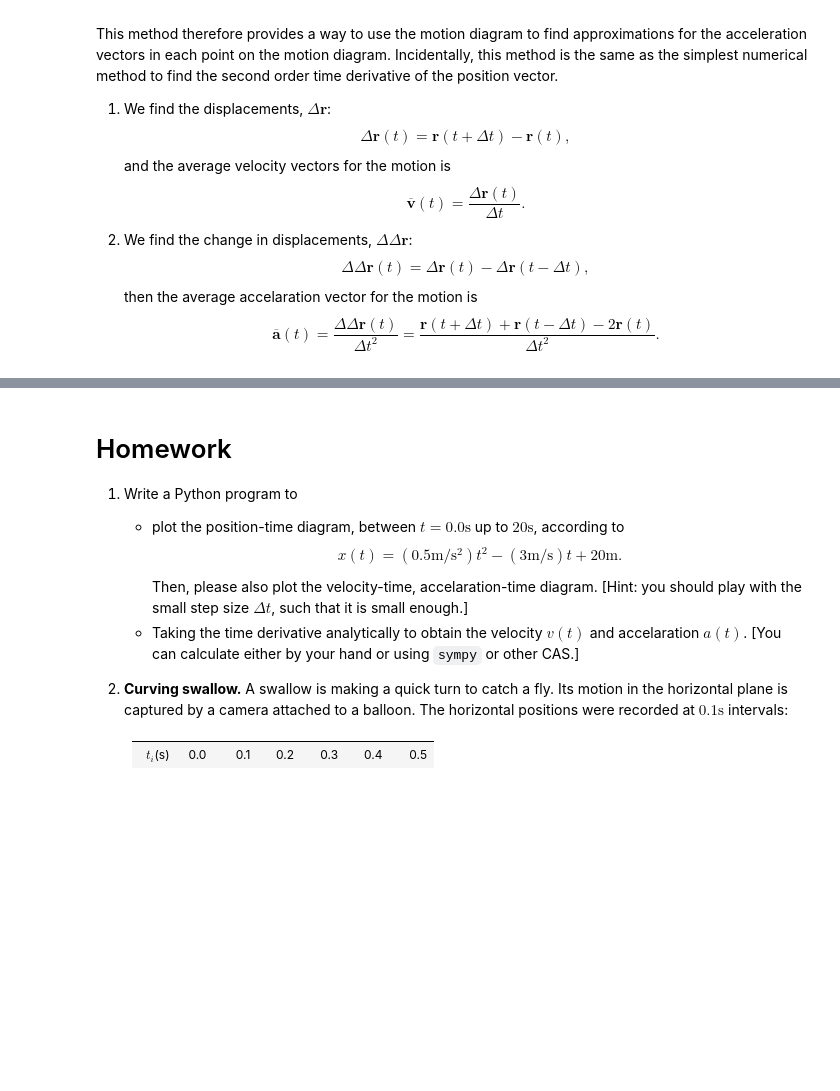
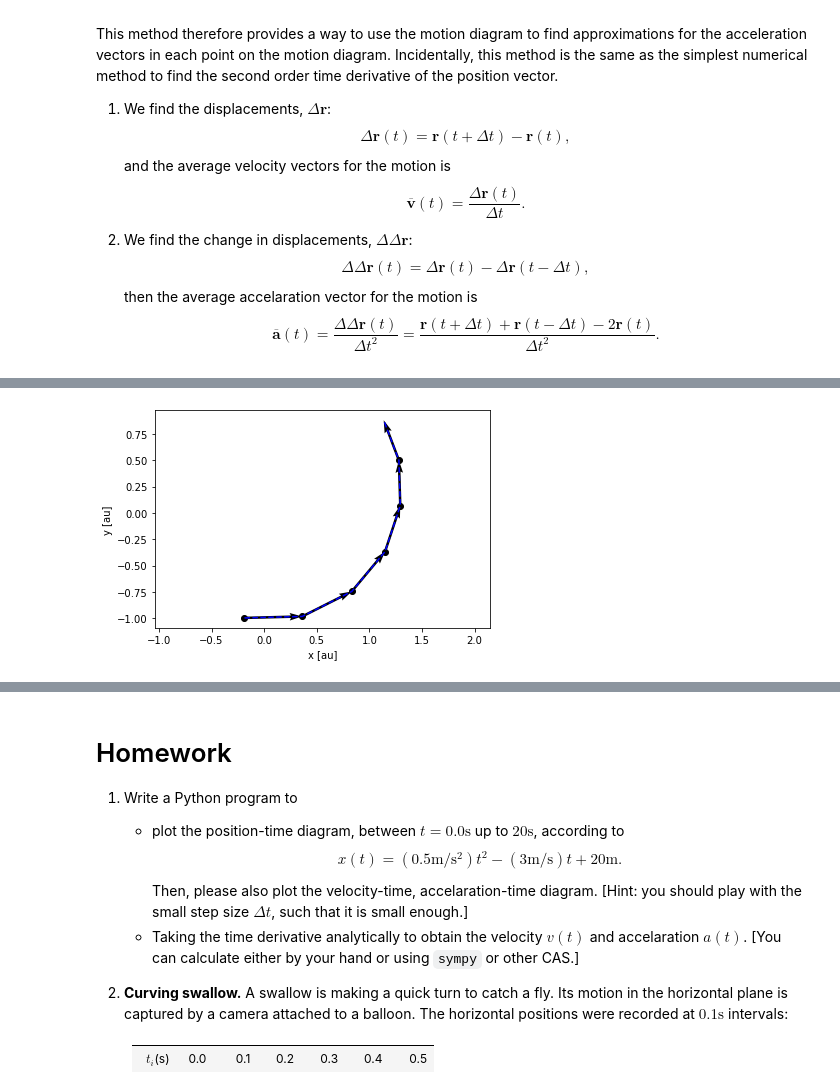
Before and after one commit to pengyangraul/1.constant_velocity, a Jupyter notebook: motion_2d_3d.ipynb, the cells around one changed output, grey strips where cells are left out. Drawn from its saved outputs; the diff is of its cells as text; code cells hidden in the pictures; blank space fills up the shorter version.

```diff
--- a/motion_2d_3d.ipynb
+++ b/motion_2d_3d.ipynb
@@ -574,0 +626,13 @@ The Mars Express probe was launched on June 2nd 2003 and reached Mars in Decembe
+# %%
+for i in range(n-1):
+    plt.plot(r[i,0],r[i,1],'ko')
+    dr = r[i+1,:] - r[i,:]
+    plt.quiver(r[i,0],r[i,1],dr[0],dr[1],angles='xy', scale_units='xy',scale=1)
+
+plt.plot(r[:,0],r[:,1],'b--')
+plt.axis('equal')
+plt.xlabel('x [au]')
+plt.ylabel('y [au]')
+plt.show()
+# %% [output]
+[figure, added]
```
Also changed, not shown: parts of 12 cells of this notebook, 9 other files.
